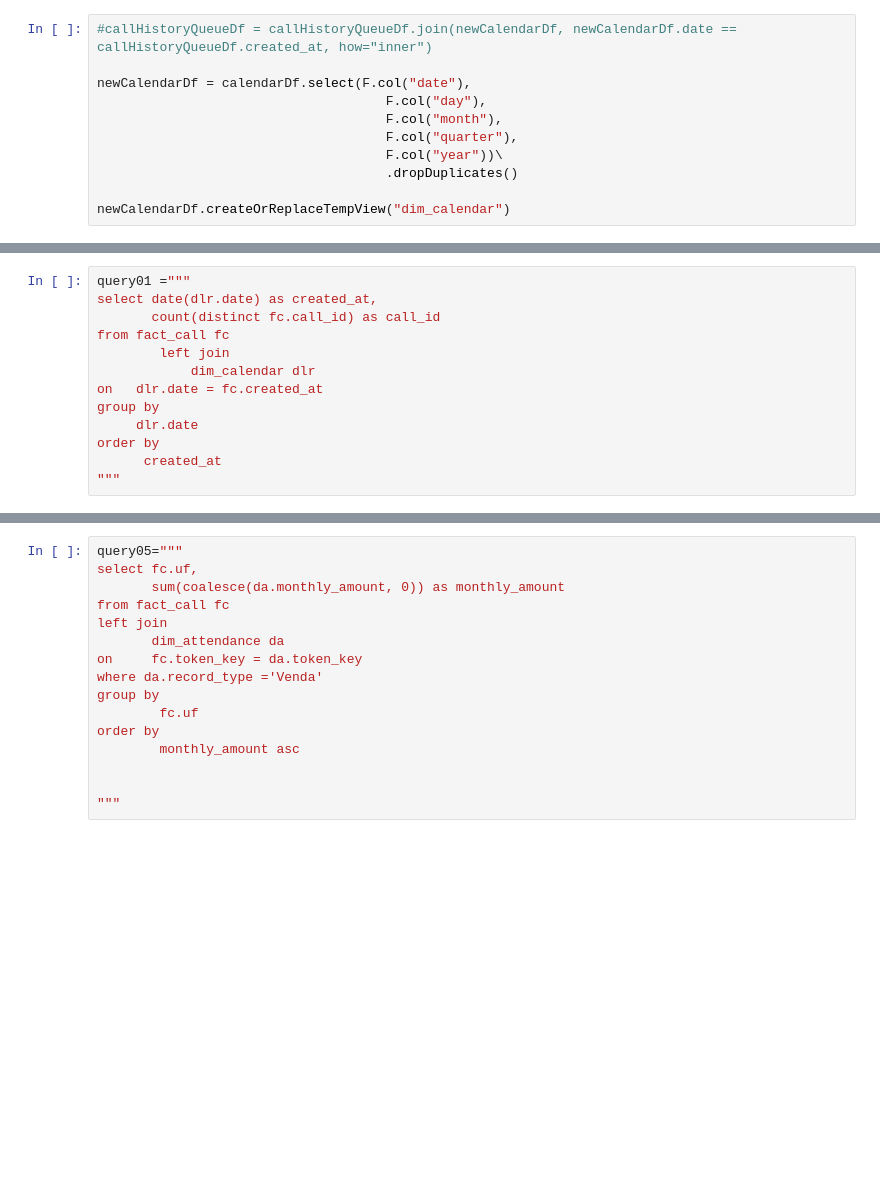
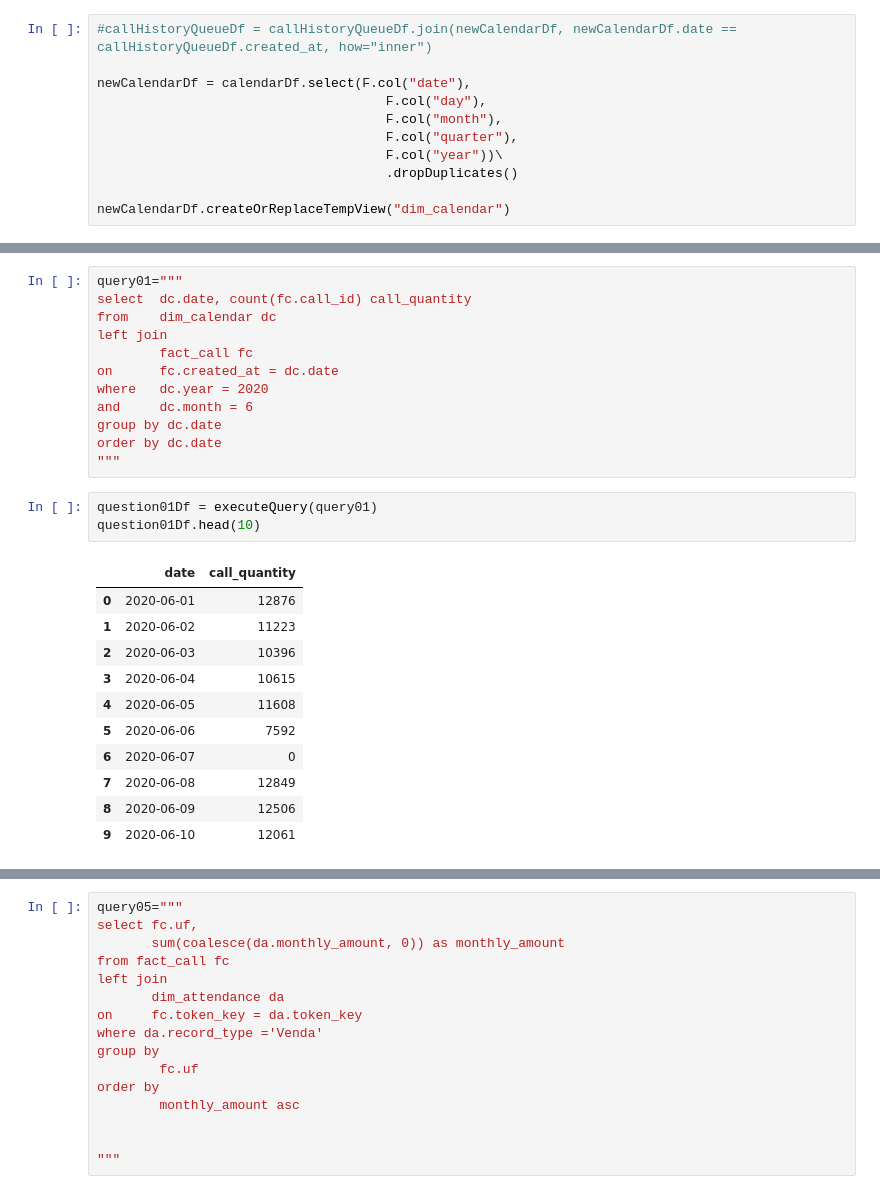
Before and after one commit to RodrigoSantos202/Case-Escale, a Jupyter notebook: Case-Escale-Rodrigo.ipynb, the cells around one changed output, grey strips where cells are left out. Cells and saved outputs as stored; diff of their text form; blank space fills up the shorter version.

```diff
--- a/Case-Escale-Rodrigo.ipynb
+++ b/Case-Escale-Rodrigo.ipynb
@@ -130,16 +136,30 @@ newCallHistoryQueueDf = callHistoryQueueDf.select(F.col("id").alias("call_key"),
 newCallHistoryQueueDf.createOrReplaceTempView("fact_call")
 # %%
-query01 ="""
-select date(dlr.date) as created_at,
-       count(distinct fc.call_id) as call_id
-from fact_call fc
-        left join
-            dim_calendar dlr
-on   dlr.date = fc.created_at
-group by
-     dlr.date
-order by
-      created_at
+query01="""
+select  dc.date, count(fc.call_id) call_quantity
+from    dim_calendar dc
+left join
+        fact_call fc
+on      fc.created_at = dc.date
+where   dc.year = 2020
+and     dc.month = 6
+group by dc.date
+order by dc.date
 """
+# %%
+question01Df = executeQuery(query01)
+question01Df.head(10)
+# %% [output]
+|  | date | call_quantity |
+| 0 | 2020-06-01 | 12876 |
+| 1 | 2020-06-02 | 11223 |
+| 2 | 2020-06-03 | 10396 |
+| 3 | 2020-06-04 | 10615 |
+| 4 | 2020-06-05 | 11608 |
+| 5 | 2020-06-06 | 7592 |
+| 6 | 2020-06-07 | 0 |
+| 7 | 2020-06-08 | 12849 |
+| 8 | 2020-06-09 | 12506 |
+| 9 | 2020-06-10 | 12061 |
 # %%
 question01Df = executeQuery(query01)
```
Also changed, not shown: parts of 18 cells of this notebook.
